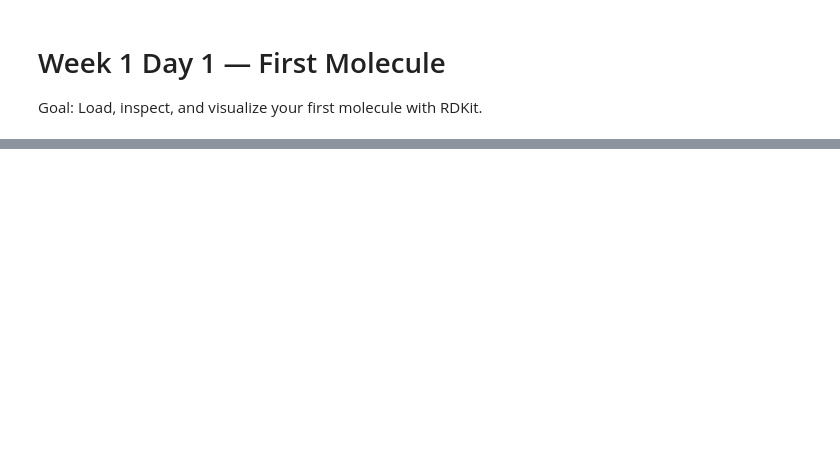
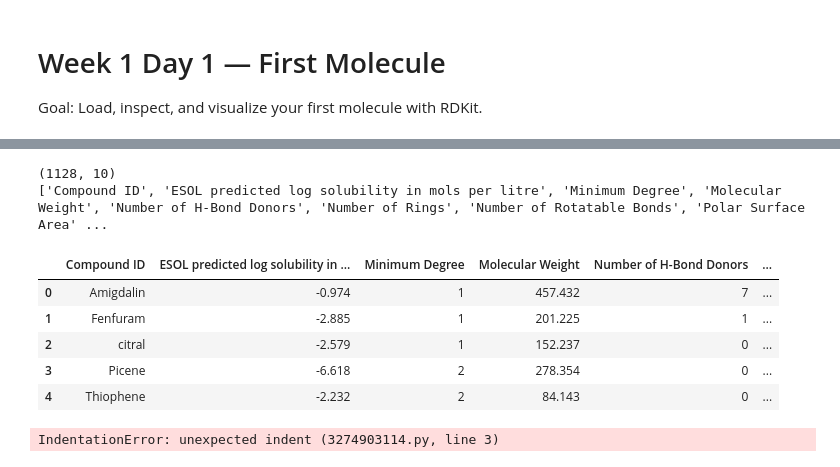
Before and after one commit to Ref34t/drug-discovery-ml, a Jupyter notebook: week1/day1_setup.ipynb, the cells around one changed output, grey strips where cells are left out. Drawn from its saved outputs; the diff is of its cells as text; code cells hidden in the pictures; blank space fills up the shorter version.

Commit message:
build: add atom/bond inspection and ESOL dataset loading

```diff
--- a/week1/day1_setup.ipynb
+++ b/week1/day1_setup.ipynb
@@ -46,0 +147,35 @@ Draw.MolsToGridImage(valid_mols, molsPerRow=2, subImgSize=(400, 300), legends=va
+# %%
+import pandas as pd
+
+url = "https://raw.githubusercontent.com/deepchem/deepchem/master/datasets/delaney-processed.csv"
+df = pd.read_csv(url)
+
+print(df.shape)
+print(df.columns.tolist())
+df.head()
+# %% [output]
+(1128, 10)
+['Compound ID', 'ESOL predicted log solubility in mols per litre', 'Minimum Degree', 'Molecular Weight', 'Number of H-Bond Donors', 'Number of Rings', 'Number of Rotatable Bonds', 'Polar Surface Area' ...
+|  | Compound ID | ESOL predicted log solubility in ... | Minimum Degree | Molecular Weight | Number of H-Bond Donors | ... |
+| 0 | Amigdalin | -0.974 | 1 | 457.432 | 7 | ... |
+| 1 | Fenfuram | -2.885 | 1 | 201.225 | 1 | ... |
+| 2 | citral | -2.579 | 1 | 152.237 | 0 | ... |
+| 3 | Picene | -6.618 | 2 | 278.354 | 0 | ... |
+| 4 | Thiophene | -2.232 | 2 | 84.143 | 0 | ... |
+# %%
+from rdkit import Chem
+
+valid = 0
+invalid = 0
+
+for smi in df['smiles']:
+      mol = Chem.MolFromSmiles(smi)
+      if mol is None:
+          invalid += 1
+      else:
+          valid += 1
+
+  print(f"Valid:   {valid}")
+  print(f"Invalid: {invalid}")
+# %% [output]
+IndentationError: unexpected indent (3274903114.py, line 3)
```
Also changed, not shown: parts of 8 cells of this notebook, 3 other files.
